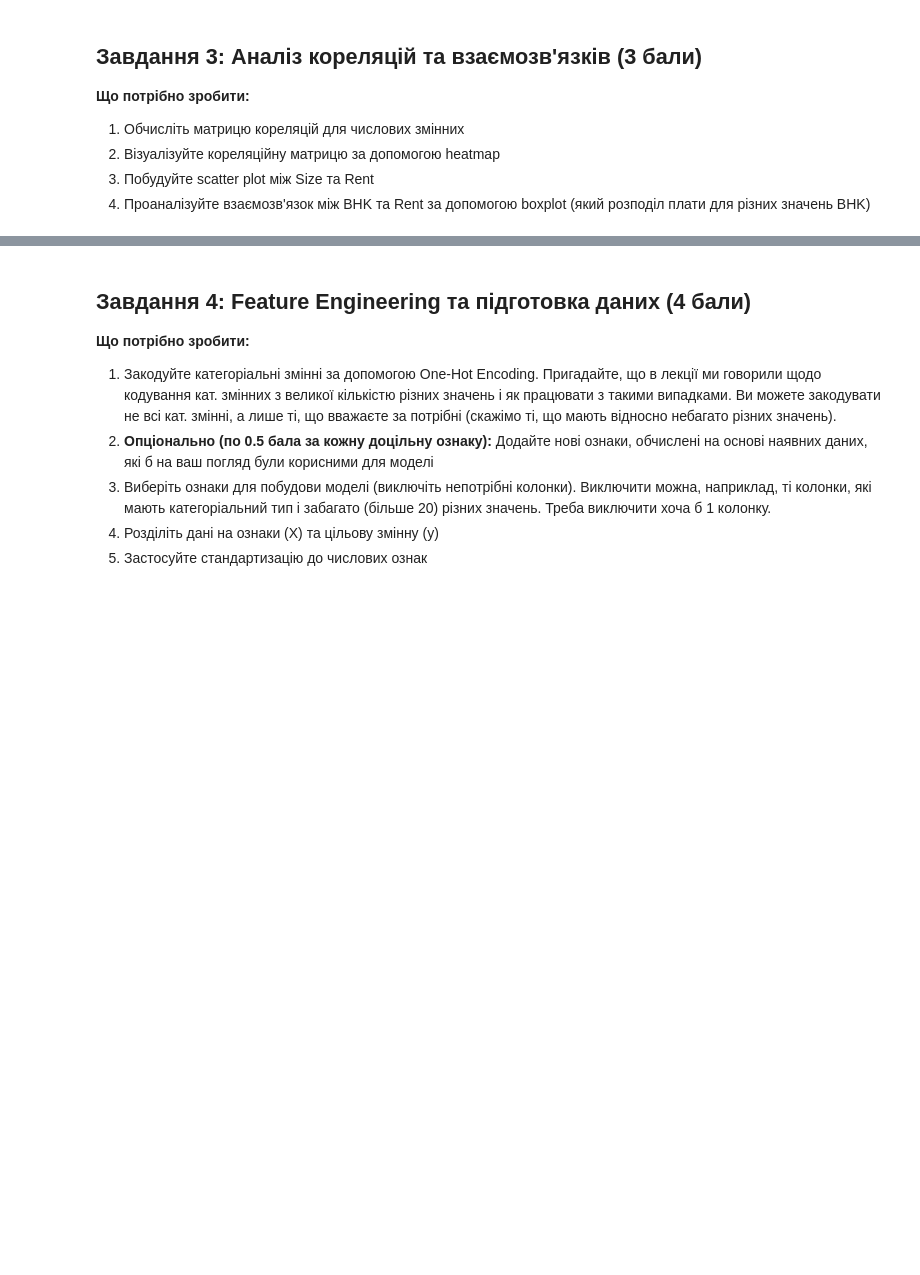
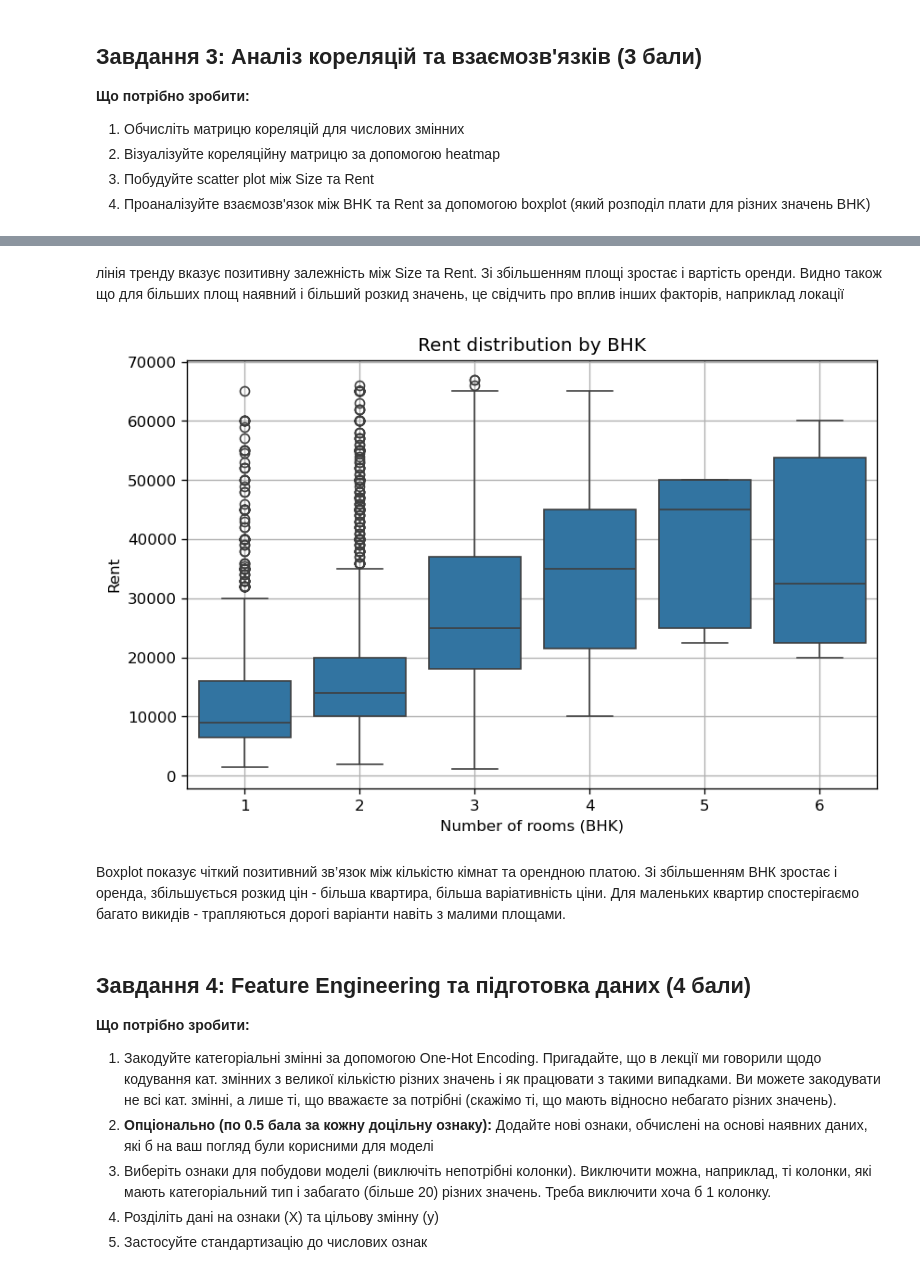
Before and after one commit to OlenaBabko/DataAnalytics_DataLovesAcademy, a Jupyter notebook: modul_16_Machine Learning Fundamentals for Data Analysts/hw/HW_16_1_Forecasting_housing_rent.ipynb, the cells around one changed output, grey strips where cells are left out. Drawn from its saved outputs; the diff is of its cells as text; code cells hidden in the pictures; blank space fills up the shorter version.

```diff
--- a/modul_16_Machine Learning Fundamentals for Data Analysts/hw/HW_16_1_Forecasting_housing_rent.ipynb
+++ b/modul_16_Machine Learning Fundamentals for Data Analysts/hw/HW_16_1_Forecasting_housing_rent.ipynb
@@ -259,3 +334,28 @@ df_encoded = pd.get_dummies(df_clean, columns=category_columns, drop_first=True)
+# %% [markdown]
+лінія тренду вказує позитивну залежність між Size та Rent.
+Зі збільшенням площі зростає і вартість оренди.
+Видно також що для більших площ наявний і більший розкид значень, це свідчить про вплив інших факторів, наприклад локації
+# %%
+# взаємозв'язок між BHK та Rent за допомогою boxplot
+
+plt.figure(figsize=(8, 5), dpi = 120)
+
+sns.boxplot(
+    data = df_clean.sort_values("BHK"),
+    x = "BHK",
+    y = "Rent"
+)
+
+plt.title("Rent distribution by BHK")
+plt.xlabel("Number of rooms (BHK)")
+plt.ylabel("Rent")
+plt.grid(True)
+
+plt.show()
+# %% [output]
+[figure, added]
+# %% [markdown]
+Boxplot показує чіткий позитивний зв’язок між кількістю кімнат та орендною платою. Зі збільшенням ВНК зростає і оренда, збільшується розкид цін - більша квартира, більша варіативність ціни. Для маленьких квартир спостерігаємо багато викидів - трапляються дорогі варіанти навіть з малими площами.
 # %% [markdown]
 ## Завдання 4: Feature Engineering та підготовка даних (4 бали)
 
```
Also changed, not shown: parts of 5 cells of this notebook.
